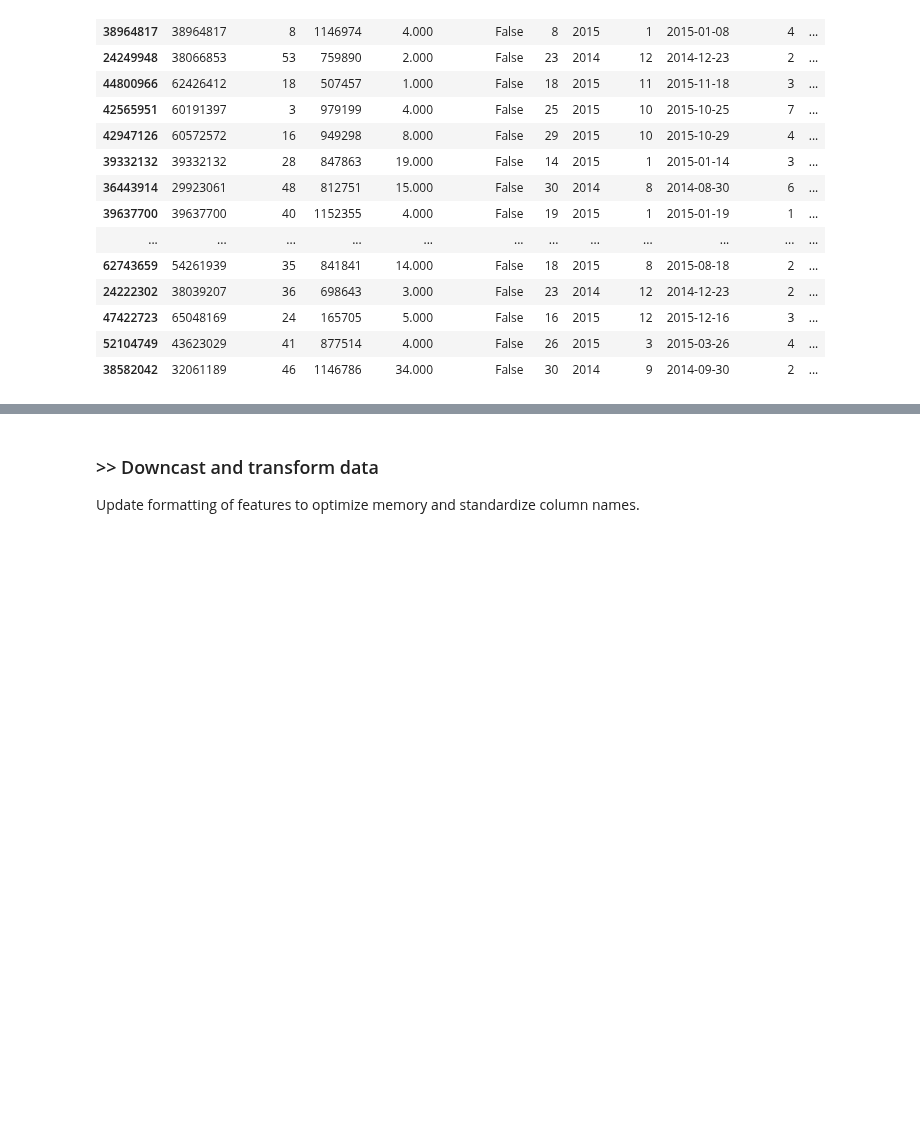
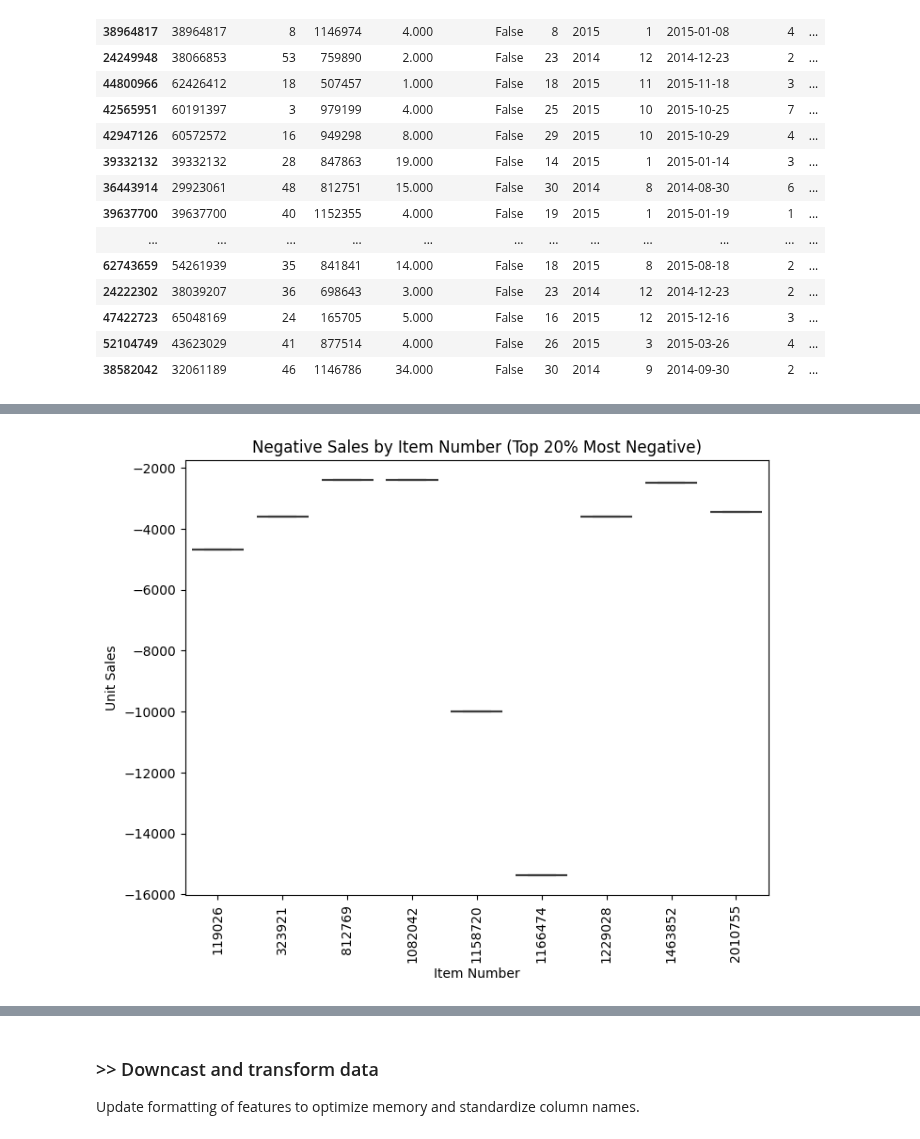
Before and after one commit to AFEngelage/Group4B, a Jupyter notebook: notebooks/2024 04 21 - Supermarket Loading first data - AFE.ipynb, the cells around one changed output, grey strips where cells are left out. Saved outputs shown, nothing was run; the diff lists cells and outputs as text; code cells hidden in the pictures; blank space fills up the shorter version.

```diff
--- a/notebooks/2024 04 21 - Supermarket Loading first data - AFE.ipynb
+++ b/notebooks/2024 04 21 - Supermarket Loading first data - AFE.ipynb
@@ -486,0 +653,19 @@ def get_unique(df, column_name):
+# %%
+# Calculate the 20th percentile of the negative sales values
+negative_sales_threshold = df_sales_negative["unit_sales"].quantile(0.001)
+
+# Filter the 20% most negative sales
+df_sales_negative_filtered = df_sales_negative[
+    df_sales_negative["unit_sales"] <= negative_sales_threshold
+]
+
+# Create the boxplot
+plt.figure(figsize=(8, 6))
+sns.boxplot(data=df_sales_negative_filtered, x="item_nbr", y="unit_sales")
+plt.title("Negative Sales by Item Number (Top 20% Most Negative)")
+plt.xlabel("Item Number")
+plt.ylabel("Unit Sales")
+plt.xticks(rotation=90)
+plt.show()
+# %% [output]
+[figure, added]
```
Also changed, not shown: parts of 57 cells of this notebook, 1 other file.
